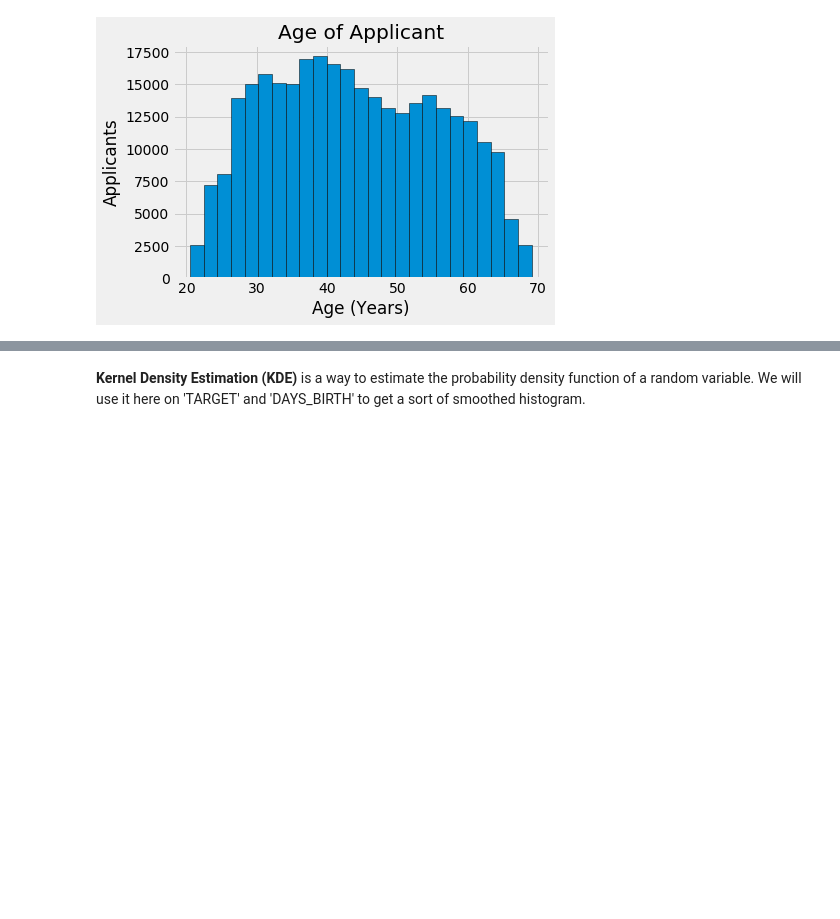
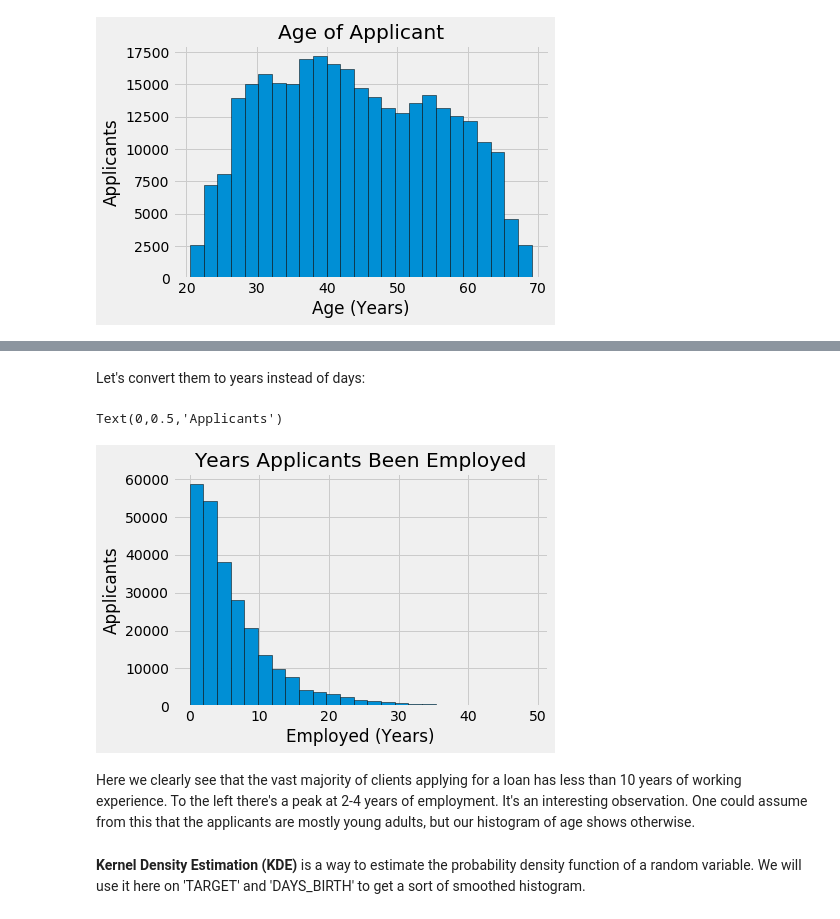
Before and after one commit to adrsolheim/notebooks, a Jupyter notebook: home-credit-default-risk/home_credit_default_risk.ipynb, the cells around one changed output, grey strips where cells are left out. Drawn from its saved outputs; the diff is of its cells as text; code cells hidden in the pictures; blank space fills up the shorter version.

```diff
--- a/home-credit-default-risk/home_credit_default_risk.ipynb
+++ b/home-credit-default-risk/home_credit_default_risk.ipynb
@@ -485,3 +502,19 @@ Text(0,0.5,'Applicants')
+# %% [markdown]
+Let's convert them to years instead of days:
+# %%
+# One type of style sheet
+plt.style.use("fivethirtyeight")
+
+# Plotting years instead of days
+plt.hist(train_set['DAYS_EMPLOYED'].dropna() / -365, edgecolor='k', bins=25)
+plt.title("Years Applicants Been Employed")
+plt.xlabel('Employed (Years)')
+plt.ylabel('Applicants')
+# %% [output]
+Text(0,0.5,'Applicants')
+[figure, added]
+# %% [markdown]
+Here we clearly see that the vast majority of clients applying for a loan has less than 10 years of working experience. To the left there's a peak at 2-4 years of employment. It's an interesting observation. One could assume from this that the applicants are mostly young adults, but our histogram of age shows otherwise.
 # %% [markdown]
 **Kernel Density Estimation (KDE)** is a way to estimate the probability density function of a random variable. We will use it here on 'TARGET' and 'DAYS_BIRTH' to get a sort of smoothed histogram.
 # %%
```
Also changed, not shown: parts of 11 cells of this notebook.
